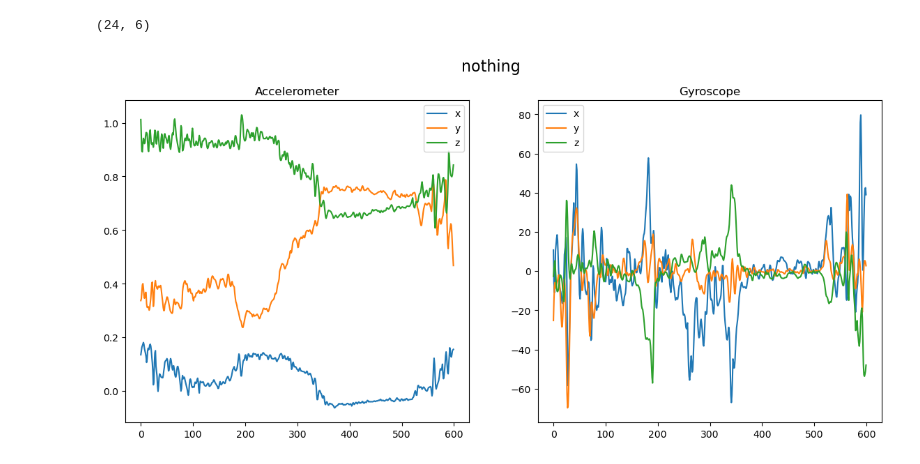
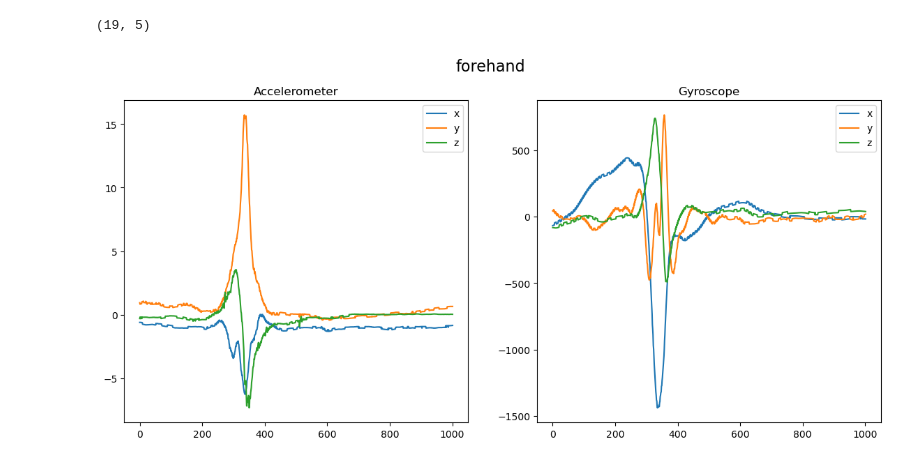
Before and after one commit to Fexcatta/SmartTennisRacket, a Jupyter notebook: model/training.ipynb, the cells around one changed output. Cells and saved outputs as stored; diff of their text form; code cells hidden in the pictures.

```diff
--- a/model/training.ipynb
+++ b/model/training.ipynb
@@ -11,11 +11,11 @@ import time
 import torchvision.transforms as transforms
 from pathlib import Path
 # %%
-DATASET_PATH = "../data_acquisition/dataset"
+DATASET_PATH = "/Users/francescore/Desktop/dataset"
 TRAIN_VALID_SPLIT = 0.8
 DEVICE = torch.device("cpu")
 BATCH_SIZE = 32
-EPOCHS = 30
+EPOCHS = 50
 VERSION = 'v1'
 # %%
 def show_sample(sample, label):
@@ -62,11 +62,11 @@ train_dataset, valid_dataset = random_split(dataset, [train_set_size, valid_set_
 
 len(train_dataset), len(valid_dataset)
 # %% [output]
-(24, 6)
+(19, 5)
 # %%
-show_sample(*dataset[25])
+show_sample(*dataset[5])
 # %% [output]
-[figure, old version]
+[figure, new version]
 # %%
 train_data_loader = DataLoader(train_dataset, batch_size=BATCH_SIZE, shuffle=True, num_workers=4)
 valid_data_loader = DataLoader(valid_dataset, batch_size=BATCH_SIZE, shuffle=True, num_workers=4)
```
Also changed, not shown: parts of 4 cells of this notebook, 3 other files.
